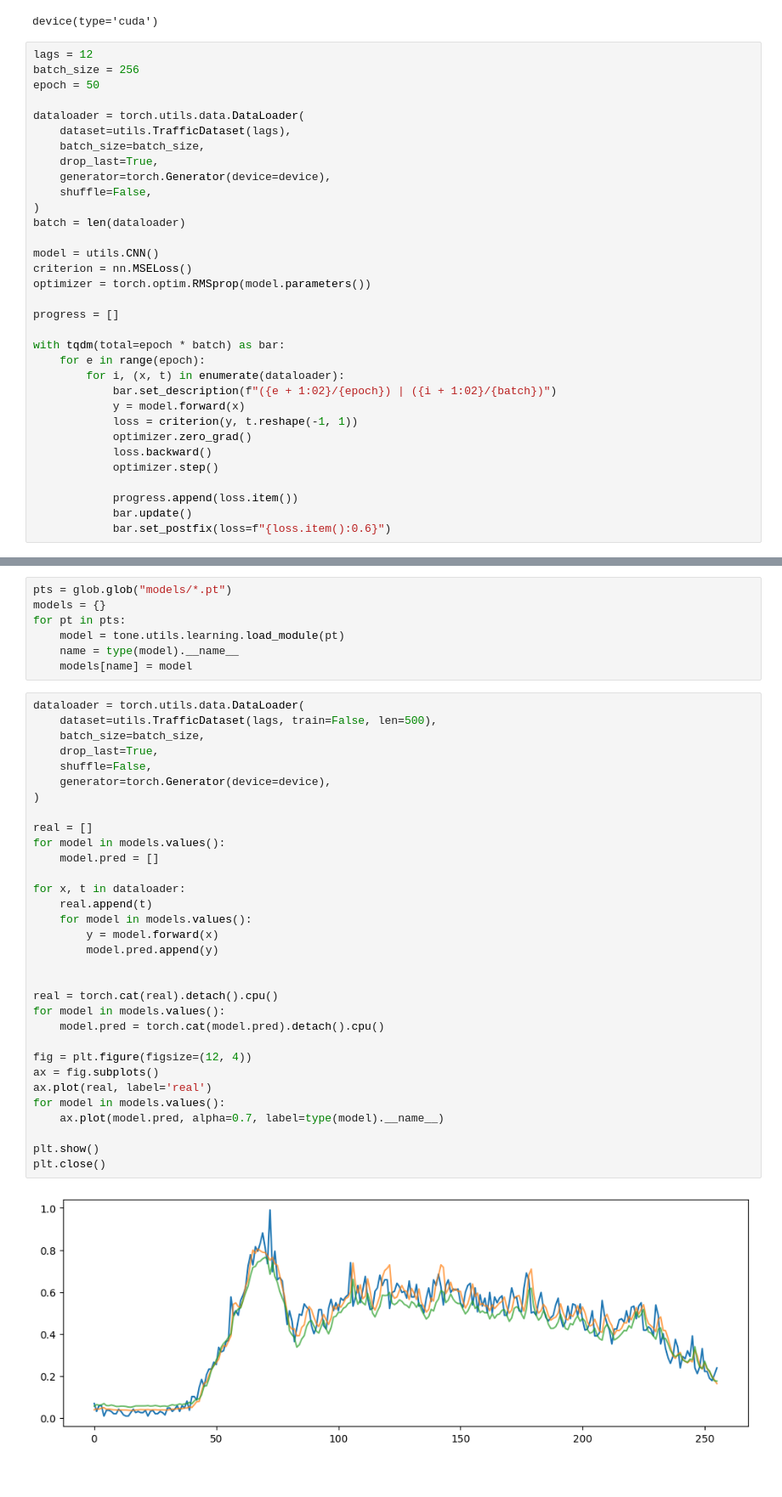
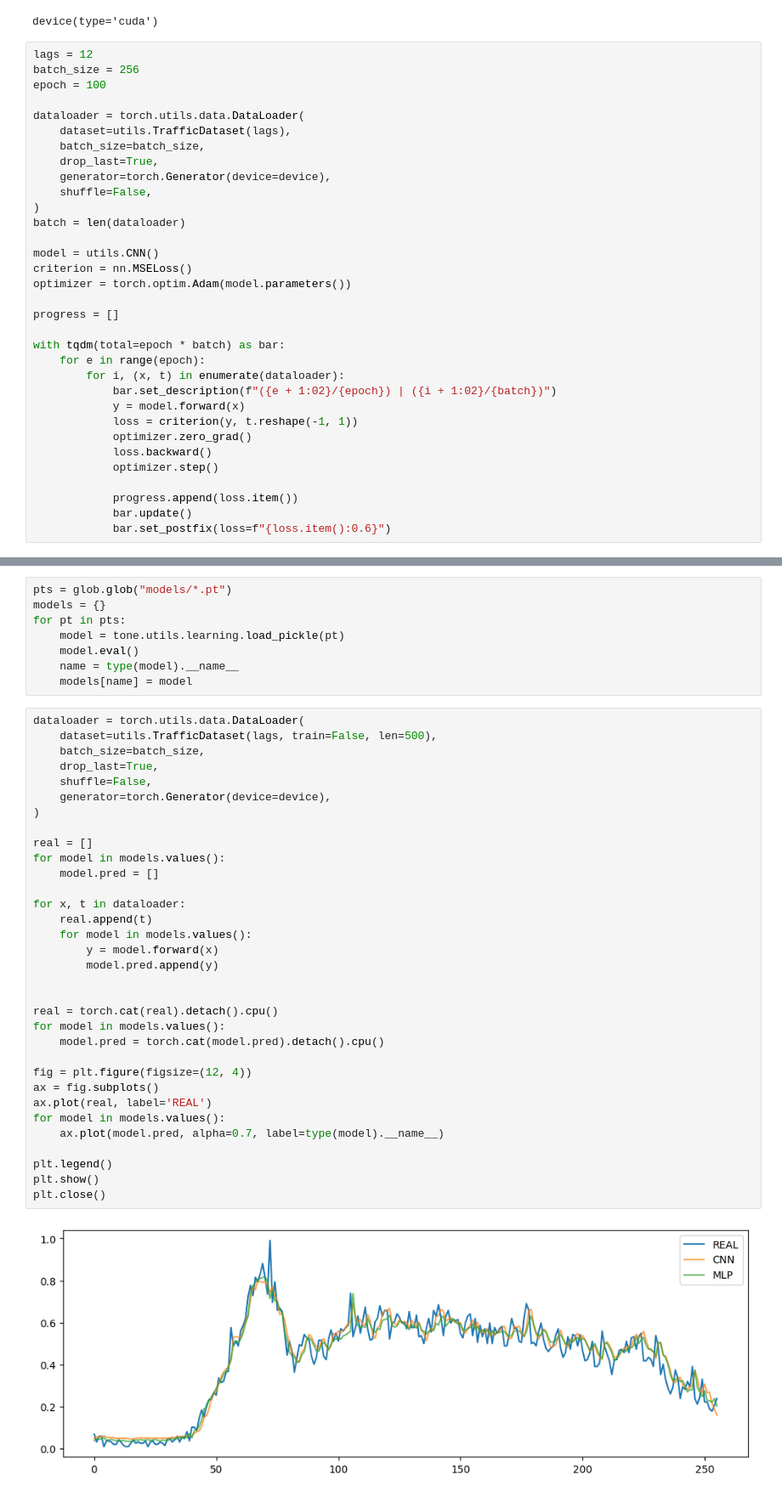
Before and after one commit to StevenBaby/tsa, a Jupyter notebook: traffic_flow_prediction/002 cnn.ipynb, the cells around one changed output, grey strips where cells are left out. Shown at 85% size. Saved outputs shown, nothing was run; the diff lists cells and outputs as text.

```diff
--- a/traffic_flow_prediction/002 cnn.ipynb
+++ b/traffic_flow_prediction/002 cnn.ipynb
@@ -12,7 +12,7 @@ device(type='cuda')
 # %%
 lags = 12
 batch_size = 256
-epoch = 50
+epoch = 100
 
 dataloader = torch.utils.data.DataLoader(
     dataset=utils.TrafficDataset(lags),
@@ -25,7 +25,7 @@ batch = len(dataloader)
 
 model = utils.CNN()
 criterion = nn.MSELoss()
-optimizer = torch.optim.RMSprop(model.parameters())
+optimizer = torch.optim.Adam(model.parameters())
 
 progress = []
 
@@ -56,7 +56,8 @@ tone.utils.learning.save_module(model, 'models/cnn.pt')
 pts = glob.glob("models/*.pt")
 models = {}
 for pt in pts:
-    model = tone.utils.learning.load_module(pt)
+    model = tone.utils.learning.load_pickle(pt)
+    model.eval()
     name = type(model).__name__
     models[name] = model
 # %%
@@ -64,32 +65,33 @@ dataloader = torch.utils.data.DataLoader(
     dataset=utils.TrafficDataset(lags, train=False, len=500),
     batch_size=batch_size,
     drop_last=True,
     shuffle=False,
     generator=torch.Generator(device=device),
 )
 
 real = []
 for model in models.values():
     model.pred = []
 
 for x, t in dataloader:
     real.append(t)
     for model in models.values():
         y = model.forward(x)
         model.pred.append(y)
 
 
 real = torch.cat(real).detach().cpu()
 for model in models.values():
     model.pred = torch.cat(model.pred).detach().cpu()
 
 fig = plt.figure(figsize=(12, 4))
 ax = fig.subplots()
-ax.plot(real, label='real')
+ax.plot(real, label='REAL')
 for model in models.values():
     ax.plot(model.pred, alpha=0.7, label=type(model).__name__)
 
+plt.legend()
 plt.show()
 plt.close()
 # %% [output]
-[figure, old version]
+[figure, new version]
```
Also changed, not shown: parts of 4 cells of this notebook, 4 other files.
